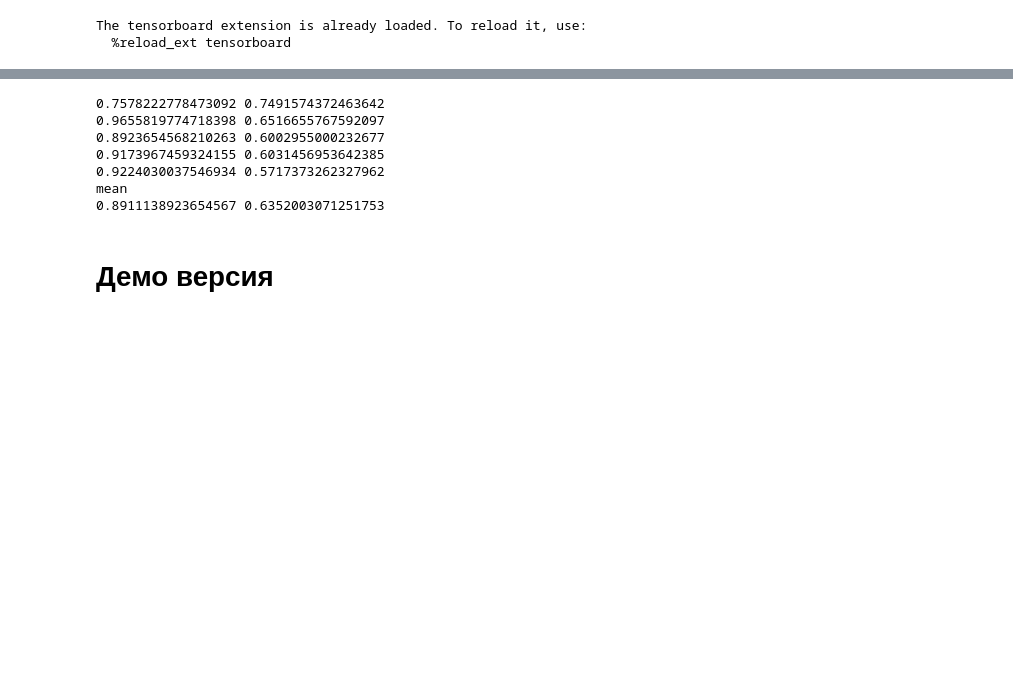
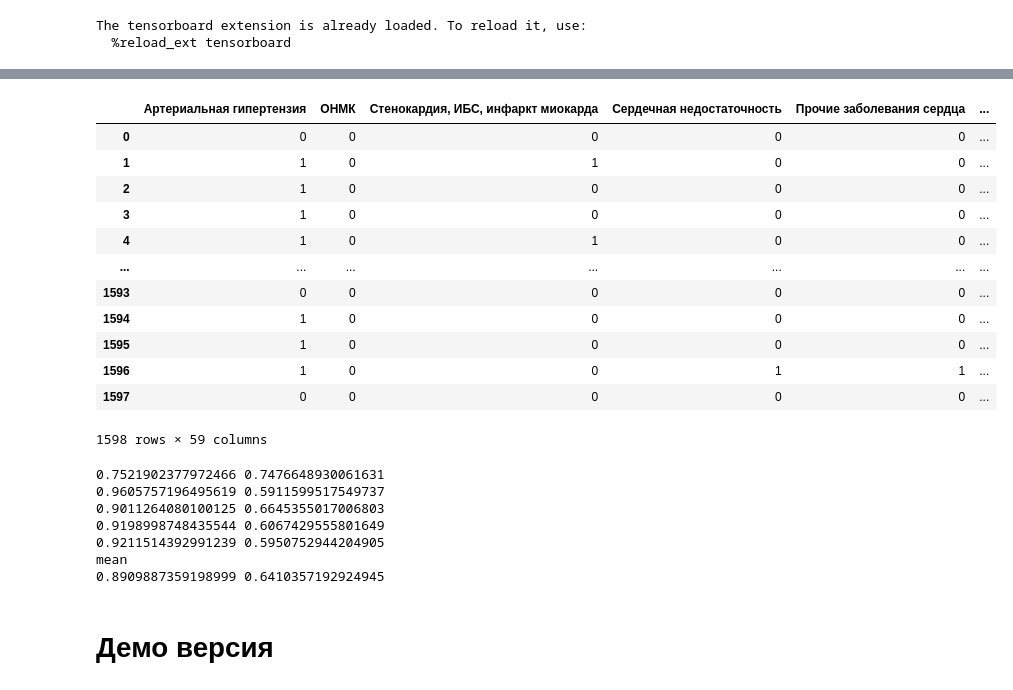
Before and after one commit to Anpopaicoconat/serdce, a Jupyter notebook: Сердце.ipynb, the cells around one changed output, grey strips where cells are left out. Cells and saved outputs as stored; diff of their text form; code cells hidden in the pictures; blank space fills up the shorter version.

```diff
--- a/Сердце.ipynb
+++ b/Сердце.ipynb
@@ -228,22 +310,34 @@ Epoch 20/20
 %tensorboard --logdir logs
 # %%
 #@title предсказания на всей выборке
-model = keras.models.load_model('/content/drive/MyDrive/hakaton/model.h5')
 pred = np.array(model.predict(x_data))
 pred_=[]
 for desis in pred:
     col=[]
     for row in desis:
         col.append(row.argmax())
     pred_.append(col)
 y_pred = np.array(pred_).transpose()
 c = ['предсказание Артериальная гипертензия', 'предсказание ОНМК', 'предсказание Стенокардия, ИБС, инфаркт миокарда', 'предсказание Сердечная недостаточность','предсказание Прочие заболевания сердца']
 y_pred = pd.DataFrame(y_pred, columns=c)
 
 display(pd.concat([targets, y_pred, data], axis=1))
+# %% [output]
+|  | Артериальная гипертензия | ОНМК | Стенокардия, ИБС, инфаркт миокарда | Сердечная недостаточность | Прочие заболевания сердца | ... |
+| 0 | 0 | 0 | 0 | 0 | 0 | ... |
+| 1 | 1 | 0 | 1 | 0 | 0 | ... |
+| 2 | 1 | 0 | 0 | 0 | 0 | ... |
+| 3 | 1 | 0 | 0 | 0 | 0 | ... |
+| 4 | 1 | 0 | 1 | 0 | 0 | ... |
+| ... | ... | ... | ... | ... | ... | ... |
+| 1593 | 0 | 0 | 0 | 0 | 0 | ... |
+| 1594 | 1 | 0 | 0 | 0 | 0 | ... |
+| 1595 | 1 | 0 | 0 | 0 | 0 | ... |
+| 1596 | 1 | 0 | 0 | 1 | 1 | ... |
+| 1597 | 0 | 0 | 0 | 0 | 0 | ... |
+1598 rows × 59 columns
 # %%
 #@title метрики
-model = keras.models.load_model('/content/drive/MyDrive/hakaton/model.h5')
 from sklearn import metrics
 pred = np.array(model.predict(x_data))
 pred_=[]
@@ -265,13 +359,13 @@ for t, p in zip(y_true, y_pred):
 print('mean')
 print(np.array(acc_all).mean(),np.array(f1_all).mean())
 # %% [output]
-0.7578222778473092 0.7491574372463642
-0.9655819774718398 0.6516655767592097
-0.8923654568210263 0.6002955000232677
-0.9173967459324155 0.6031456953642385
-0.9224030037546934 0.5717373262327962
+0.7521902377972466 0.7476648930061631
+0.9605757196495619 0.5911599517549737
+0.9011264080100125 0.6645355017006803
+0.9198998748435544 0.6067429555801649
+0.9211514392991239 0.5950752944204905
 mean
-0.8911138923654567 0.6352003071251753
+0.8909887359198999 0.6410357192924945
 # %% [markdown]
 # Демо версия
 # %%
```
Also changed, not shown: parts of 9 cells of this notebook.
